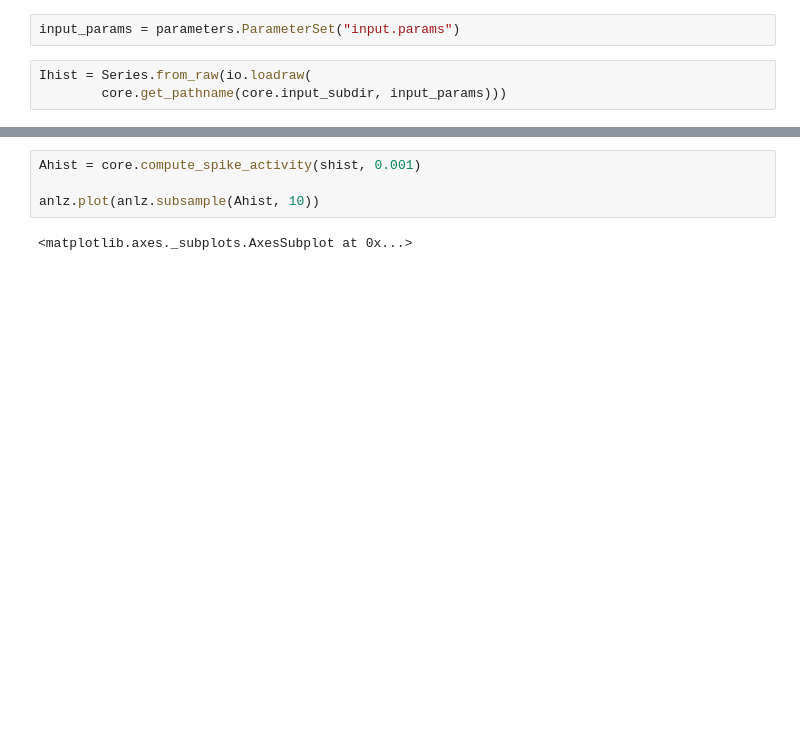
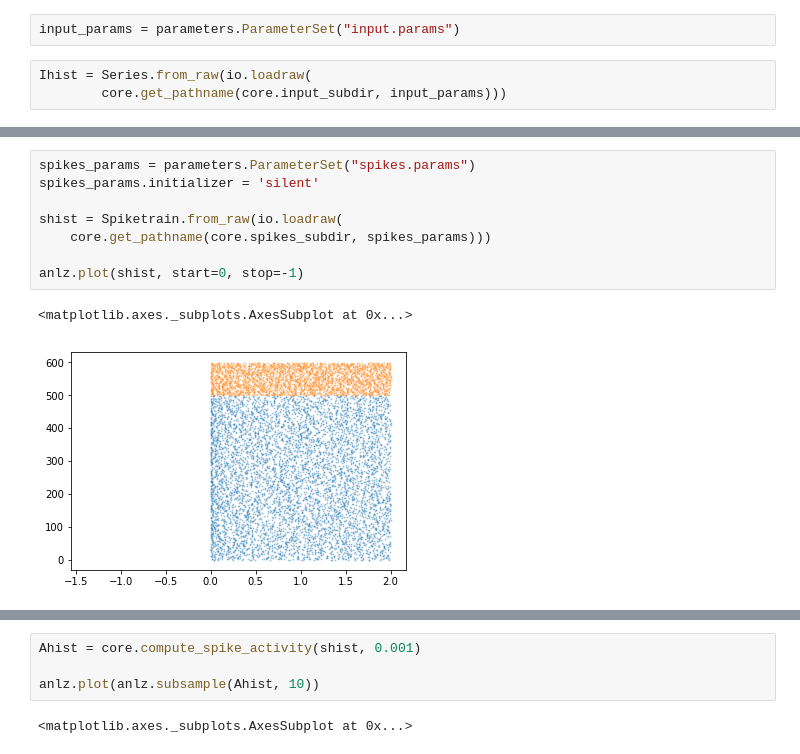
Before and after one commit to mackelab/mesoGIF, a Jupyter notebook: fsGIF2.ipynb, the cells around one changed output, grey strips where cells are left out. Saved outputs shown, nothing was run; the diff lists cells and outputs as text; blank space fills up the shorter version.

```diff
--- a/fsGIF2.ipynb
+++ b/fsGIF2.ipynb
@@ -28,0 +37,11 @@ Ihist = Series.from_raw(io.loadraw(
+# %%
+spikes_params = parameters.ParameterSet("spikes.params")
+spikes_params.initializer = 'silent'
+
+shist = Spiketrain.from_raw(io.loadraw(
+    core.get_pathname(core.spikes_subdir, spikes_params)))
+
+anlz.plot(shist, start=0, stop=-1)
+# %% [output]
+<matplotlib.axes._subplots.AxesSubplot at 0x...>
+[figure, added]
```
Also changed, not shown: parts of 8 cells of this notebook, 1 other file.
